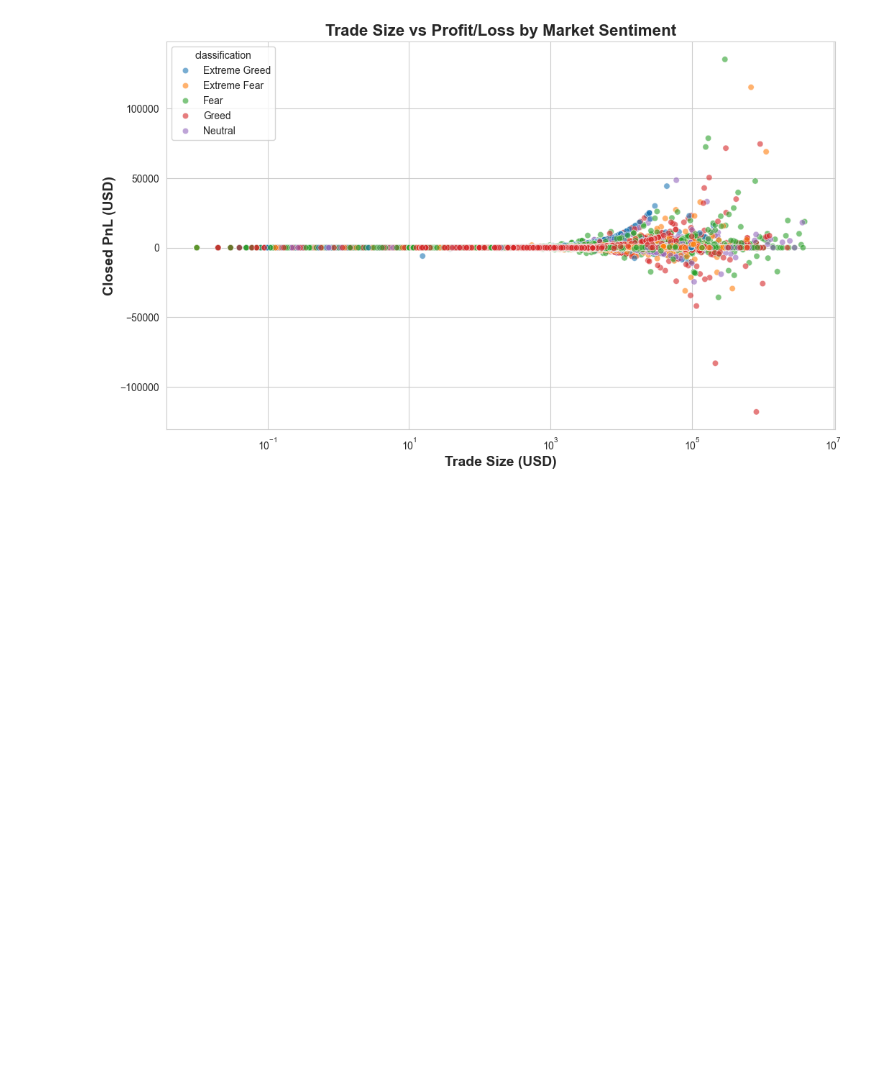
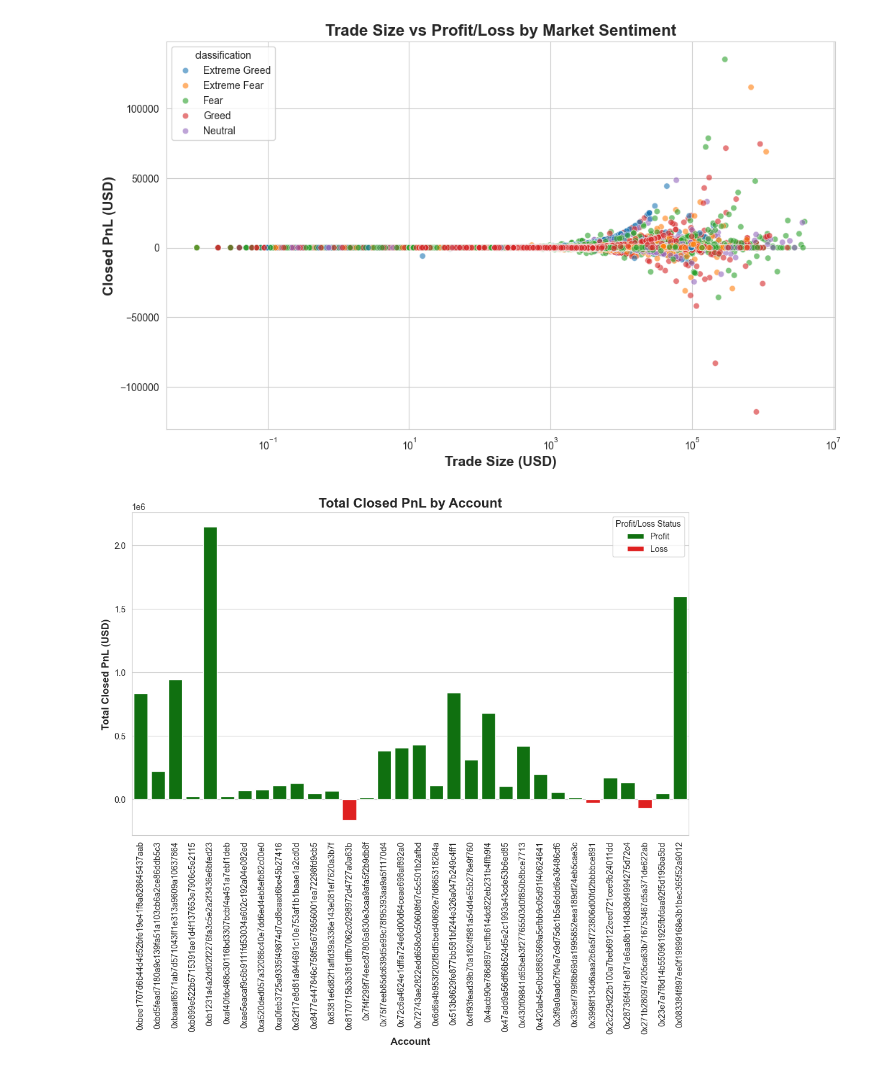
Before and after one commit to Shreyashpatilgh/PrimeTradeAI, a Jupyter notebook: primetradeAI.ipynb, the cells around one changed output. Drawn from its saved outputs; the diff is of its cells as text; code cells hidden in the pictures; blank space fills up the shorter version.

Commit message:
Update Charts and add some files with reports

```diff
--- a/primetradeAI.ipynb
+++ b/primetradeAI.ipynb
@@ -235,3 +235,22 @@ Total PnL per Sentiment Type:
 2                      0.49
 3                      0.49
 4                      0.50
+# %%
+# Create Profitability per trade (%)
+merged_data['Profitability_per_trade'] = merged_data['Closed PnL'] / merged_data['Size USD'] * 100
+
+# Account-wise summary
+account_summary = merged_data.groupby('Account').agg({
+    'Closed PnL': ['sum', 'mean'],
+    'Size USD': 'sum',
+    'Profitability_per_trade': 'mean'
+}).reset_index()
+
+# Flatten multi-level columns
+account_summary.columns = ['Account', 'Total Closed PnL', 'Average Closed PnL', 'Total Size USD', 'Average Profitability per Trade (%)']
+
+# Add Profit/Loss Status
+account_summary['Profit/Loss Status'] = account_summary['Total Closed PnL'].apply(lambda x: 'Profit' if x > 0 else 'Loss')
+
+# Display summary
+account_summary.head()
@@ -570,5 +596,26 @@ plt.ylabel("Closed PnL (USD)", fontsize=14, fontweight='bold')
 plt.show()
 # %% [output]
 [figure]
+# %%
+# Visualize the profit/loss with accounts
+import matplotlib.pyplot as plt
+import seaborn as sns
+
+plt.figure(figsize=(12,7))
+sns.barplot(
+    data=account_summary.sort_values(by='Account', ascending=False),
+    x='Account',
+    y='Total Closed PnL',
+    hue='Profit/Loss Status',
+    palette={'Profit': 'green', 'Loss': 'red'}
+)
+
+plt.title('Total Closed PnL by Account', fontsize=16, fontweight='bold')
+plt.xlabel('Account', fontsize=12, fontweight='bold')
+plt.ylabel('Total Closed PnL (USD)', fontsize=12, fontweight='bold')
+plt.xticks(rotation=90)
+plt.show()
+# %% [output]
+[figure, added]
 # %%
 merged = merged_data.to_csv("merged_trader_sentiment.csv", index=False)
```
Also changed, not shown: parts of 1 cell of this notebook, 6 other files.
